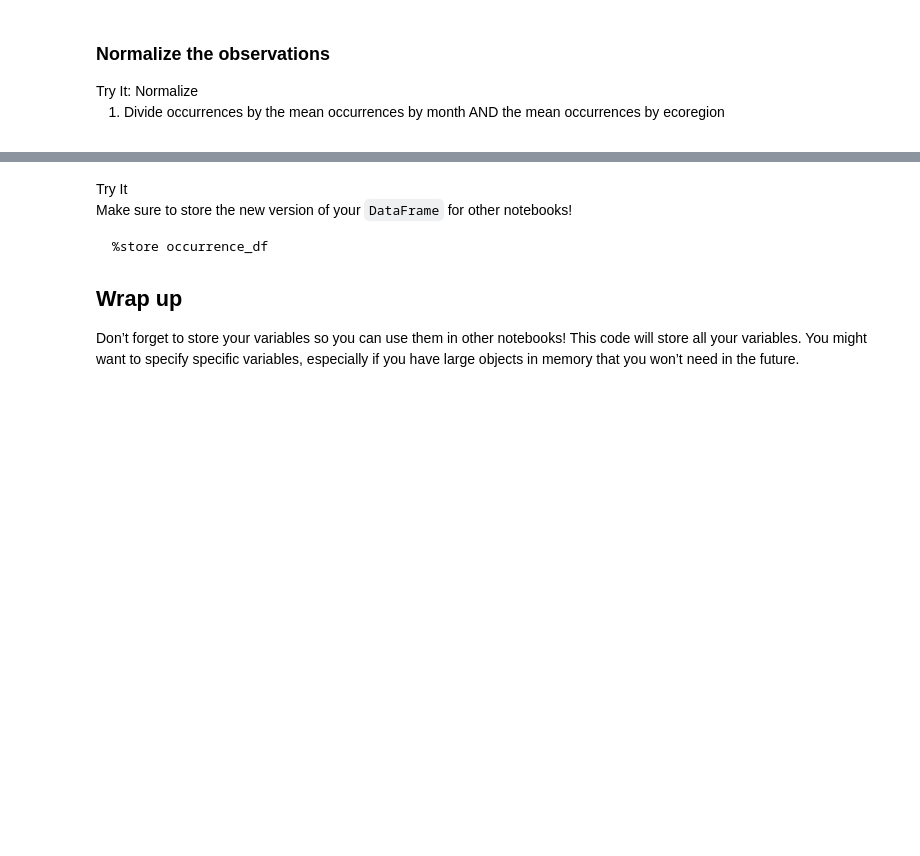
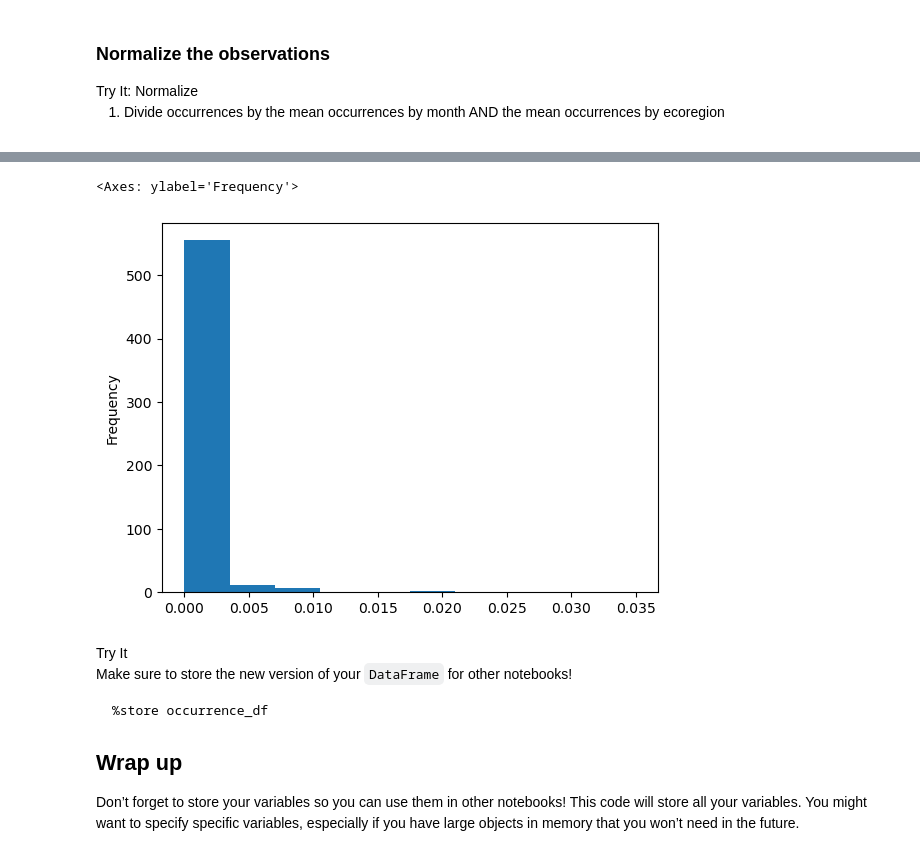
Before and after one commit to cu-esiil-edu/03-migration-drg799802, a Jupyter notebook: notebooks/migration-32-normalize.ipynb, the cells around one changed output, grey strips where cells are left out. Cells and saved outputs as stored; diff of their text form; code cells hidden in the pictures; blank space fills up the shorter version.

Commit message:
normalizeation completed

```diff
--- a/notebooks/migration-32-normalize.ipynb
+++ b/notebooks/migration-32-normalize.ipynb
@@ -110,0 +120,8 @@ mean_occurrences_by_month = (
+# %%
+# Take the mean by ecoregion
+mean_occurrences_by_ecoregion = (
+    occurrence_df
+    .groupby('ecoregion')
+    .mean()
+)
+display(mean_occurrences_by_ecoregion)
@@ -110,0 +143,8 @@ mean_occurrences_by_month = (
+# %%
+# Take the mean by month
+mean_occurrences_by_month = (
+    occurrence_df
+    .groupby('month')
+    .mean()
+)
+mean_occurrences_by_month
@@ -116,9 +171,8 @@ mean_occurrences_by_month = (
 occurrences by ecoregion</li>
 </ol></div></div>
 # %%
-# Normalize by space and time for sampling effort
-occurrence_df['norm_occurrences'] = (
-    occurrence_df
-    ...
-)
+# Normalize by the spatial area of the ecoregion
+occurrence_df['norm_occurrences_norm_area'] = (
+    occurrence_df.occurrences / occurrence_df.area)
+
 occurrence_df
@@ -125,3 +194,15 @@ occurrence_df
+# %%
+# normalize by space and time for sampling effort
+occurrence_df['norm_occurrences'] = (
+    occurrence_df.norm_occurrences_norm_area
+    / mean_occurrences_by_ecoregion.occurrences
+    / mean_occurrences_by_month.occurrences
+)
+
+occurrence_df.norm_occurrences.plot.hist()
+# %% [output]
+<Axes: ylabel='Frequency'>
+[figure, added]
 # %% [markdown]
 <link rel="stylesheet" type="text/css" href="./assets/styles.css"><div class="callout callout-style-default callout-titled callout-task"><div class="callout-header"><div class="callout-icon-container"><i class="callout-icon"></i></div><div class="callout-title-container flex-fill">Try It</div></div><div class="callout-body-container callout-body"><p>Make sure to store the new version of your <code>DataFrame</code> for
 other notebooks!</p>
```
Also changed, not shown: parts of 5 cells of this notebook, 1 other file.
